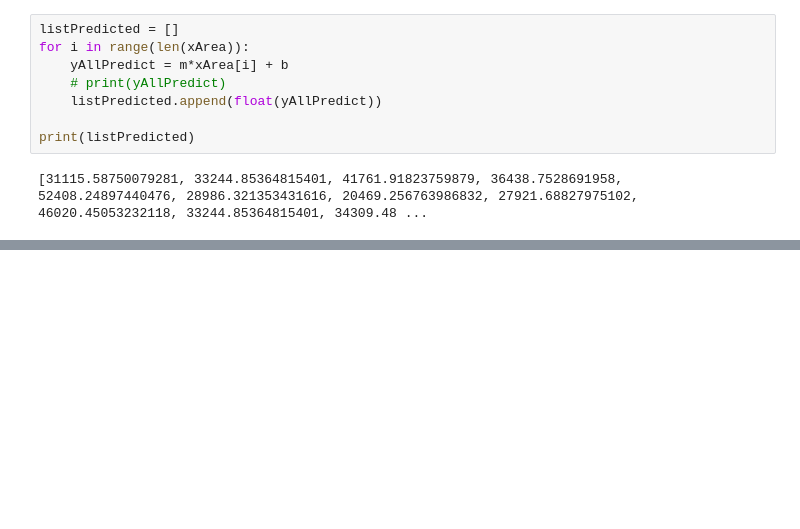
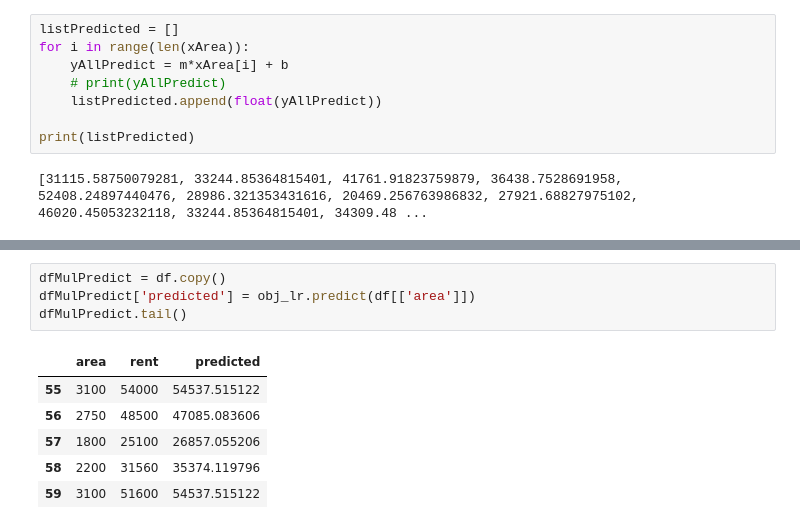
Before and after one commit to avimallik/machine_learning_workbench, a Jupyter notebook: bivariate_linear_regression/dhaka_rent_prediction.ipynb, the cells around one changed output, grey strips where cells are left out. Drawn from its saved outputs; the diff is of its cells as text; blank space fills up the shorter version.

```diff
--- a/bivariate_linear_regression/dhaka_rent_prediction.ipynb
+++ b/bivariate_linear_regression/dhaka_rent_prediction.ipynb
@@ -125,0 +241,11 @@ rentPlot()
+# %%
+dfMulPredict = df.copy()
+dfMulPredict['predicted'] = obj_lr.predict(df[['area']])
+dfMulPredict.tail()
+# %% [output]
+|  | area | rent | predicted |
+| 55 | 3100 | 54000 | 54537.515122 |
+| 56 | 2750 | 48500 | 47085.083606 |
+| 57 | 1800 | 25100 | 26857.055206 |
+| 58 | 2200 | 31560 | 35374.119796 |
+| 59 | 3100 | 51600 | 54537.515122 |
```
Also changed, not shown: parts of 24 cells of this notebook, 1 other file.
